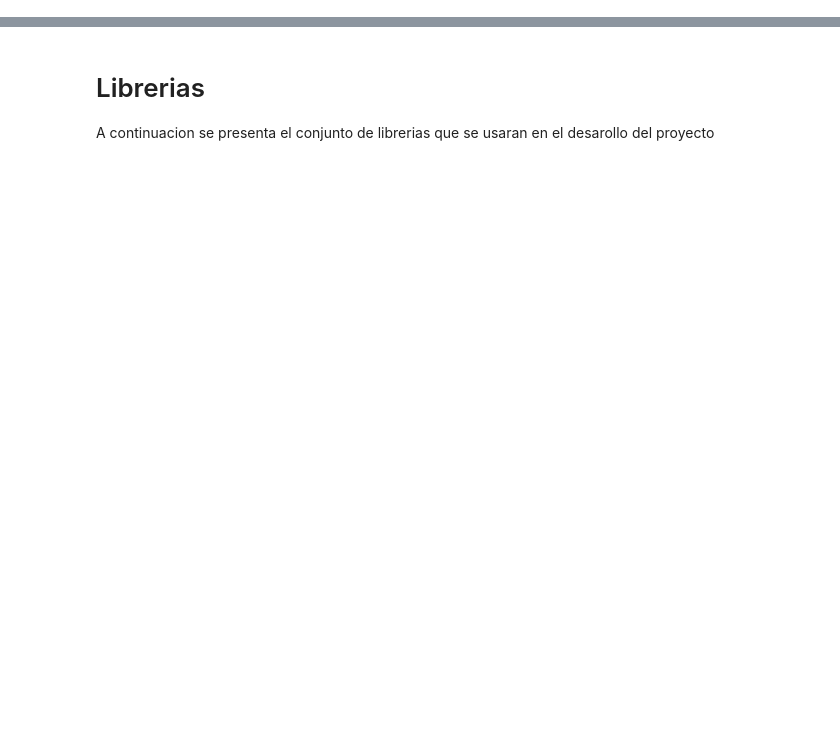
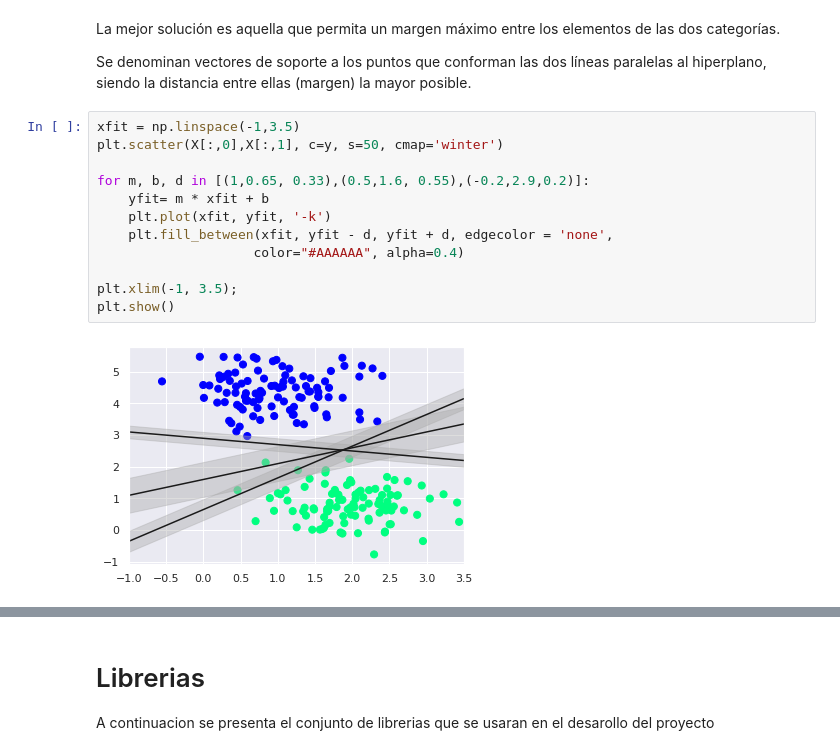
Before and after one commit to Oscarcasas92/SVM-analisis-de-cancer, a Jupyter notebook: Redes_y_SVM_proyecto_Base.ipynb, the cells around one changed output, grey strips where cells are left out. Cells and saved outputs as stored; diff of their text form; blank space fills up the shorter version.

```diff
--- a/Redes_y_SVM_proyecto_Base.ipynb
+++ b/Redes_y_SVM_proyecto_Base.ipynb
@@ -2,0 +52,18 @@
+# %% [markdown]
+La mejor solución es aquella que permita un margen máximo entre los elementos de las dos categorías.
+
+Se denominan vectores de soporte a los puntos que conforman las dos líneas paralelas al hiperplano, siendo la distancia entre ellas (margen) la mayor posible.
+# %%
+xfit = np.linspace(-1,3.5)
+plt.scatter(X[:,0],X[:,1], c=y, s=50, cmap='winter')
+
+for m, b, d in [(1,0.65, 0.33),(0.5,1.6, 0.55),(-0.2,2.9,0.2)]:
+    yfit= m * xfit + b
+    plt.plot(xfit, yfit, '-k')
+    plt.fill_between(xfit, yfit - d, yfit + d, edgecolor = 'none',
+                    color="#AAAAAA", alpha=0.4)
+
+plt.xlim(-1, 3.5);
+plt.show()
+# %% [output]
+[figure, added]
```
Also changed, not shown: parts of 75 cells of this notebook.
